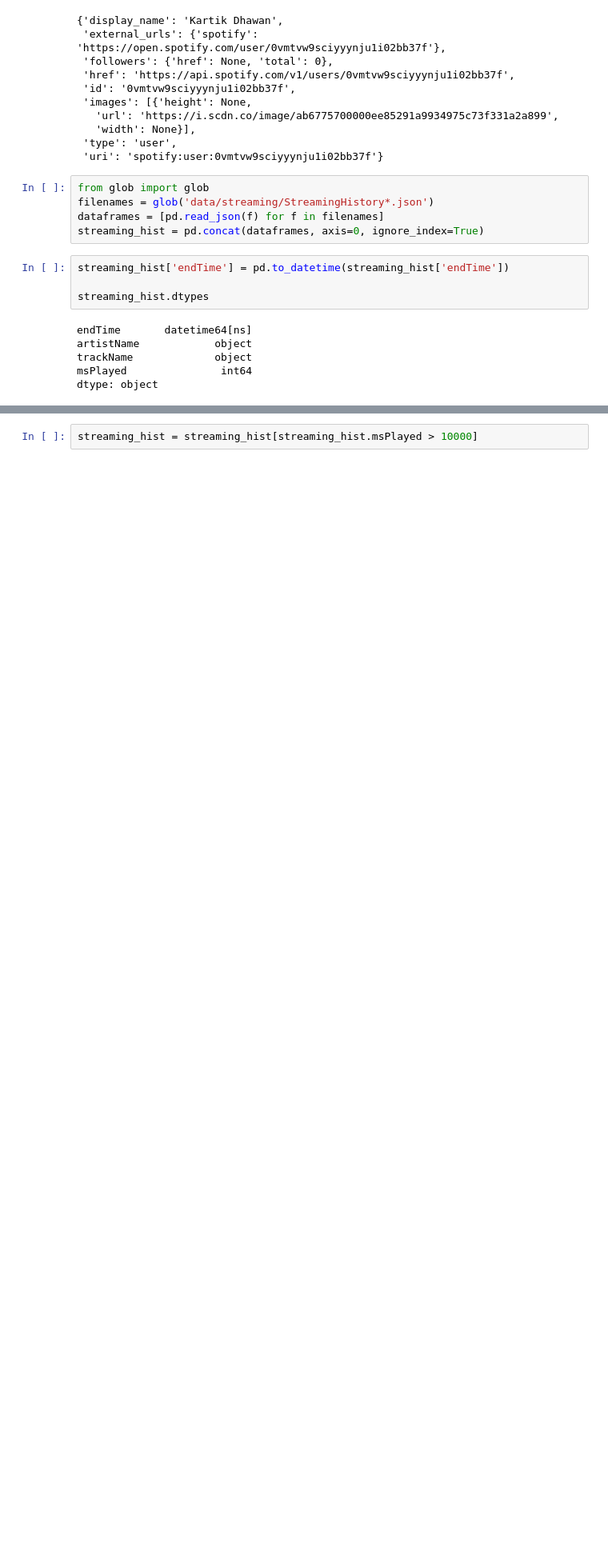
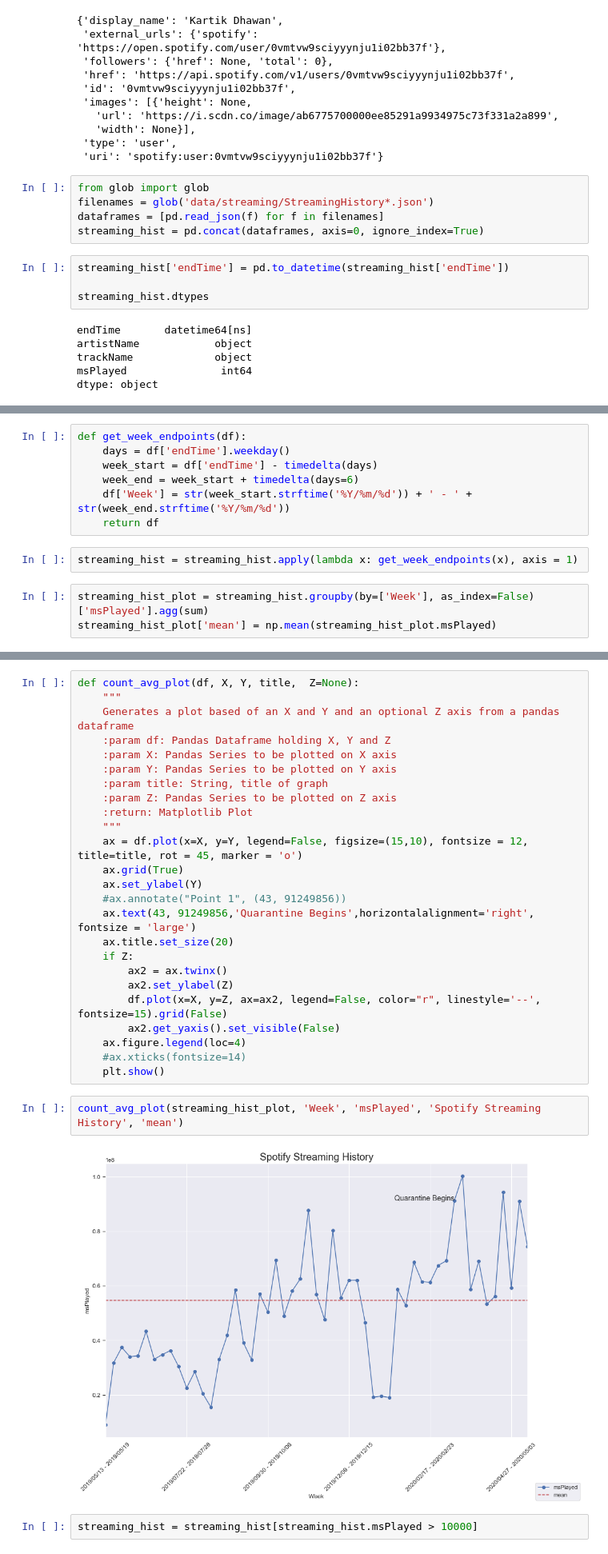
Before and after one commit to kartikd1/Spotify, a Jupyter notebook: Untitled.ipynb, the cells around one changed output, grey strips where cells are left out. Shown at 80% size. Saved outputs shown, nothing was run; the diff lists cells and outputs as text; blank space fills up the shorter version.

```diff
--- a/Untitled.ipynb
+++ b/Untitled.ipynb
@@ -166,0 +113,12 @@ streaming_grouped.plot(x='period', y='msPlayed', figsize=(15,8))
+# %%
+def get_week_endpoints(df):
+    days = df['endTime'].weekday()
+    week_start = df['endTime'] - timedelta(days)
+    week_end = week_start + timedelta(days=6)
+    df['Week'] = str(week_start.strftime('%Y/%m/%d')) + ' - ' + str(week_end.strftime('%Y/%m/%d'))
+    return df
+# %%
+streaming_hist = streaming_hist.apply(lambda x: get_week_endpoints(x), axis = 1)
+# %%
+streaming_hist_plot = streaming_hist.groupby(by=['Week'], as_index=False)['msPlayed'].agg(sum)
+streaming_hist_plot['mean'] = np.mean(streaming_hist_plot.msPlayed)
@@ -167,2 +134,31 @@ streaming_grouped.plot(x='period', y='msPlayed', figsize=(15,8))
+# %%
+def count_avg_plot(df, X, Y, title,  Z=None):
+    """
+    Generates a plot based of an X and Y and an optional Z axis from a pandas dataframe
+    :param df: Pandas Dataframe holding X, Y and Z
+    :param X: Pandas Series to be plotted on X axis
+    :param Y: Pandas Series to be plotted on Y axis
+    :param title: String, title of graph
+    :param Z: Pandas Series to be plotted on Z axis
+    :return: Matplotlib Plot
+    """
+    ax = df.plot(x=X, y=Y, legend=False, figsize=(15,10), fontsize = 12, title=title, rot = 45, marker = 'o')
+    ax.grid(True)
+    ax.set_ylabel(Y)
+    #ax.annotate("Point 1", (43, 91249856))
+    ax.text(43, 91249856,'Quarantine Begins',horizontalalignment='right', fontsize = 'large')
+    ax.title.set_size(20)
+    if Z:
+        ax2 = ax.twinx()
+        ax2.set_ylabel(Z)
+        df.plot(x=X, y=Z, ax=ax2, legend=False, color="r", linestyle='--', fontsize=15).grid(False)
+        ax2.get_yaxis().set_visible(False)
+    ax.figure.legend(loc=4)
+    #ax.xticks(fontsize=14)
+    plt.show()
+# %%
+count_avg_plot(streaming_hist_plot, 'Week', 'msPlayed', 'Spotify Streaming History', 'mean')
+# %% [output]
+[figure, added]
 # %%
 streaming_hist = streaming_hist[streaming_hist.msPlayed > 10000]
```
Also changed, not shown: parts of 114 cells of this notebook, 1 other file.
